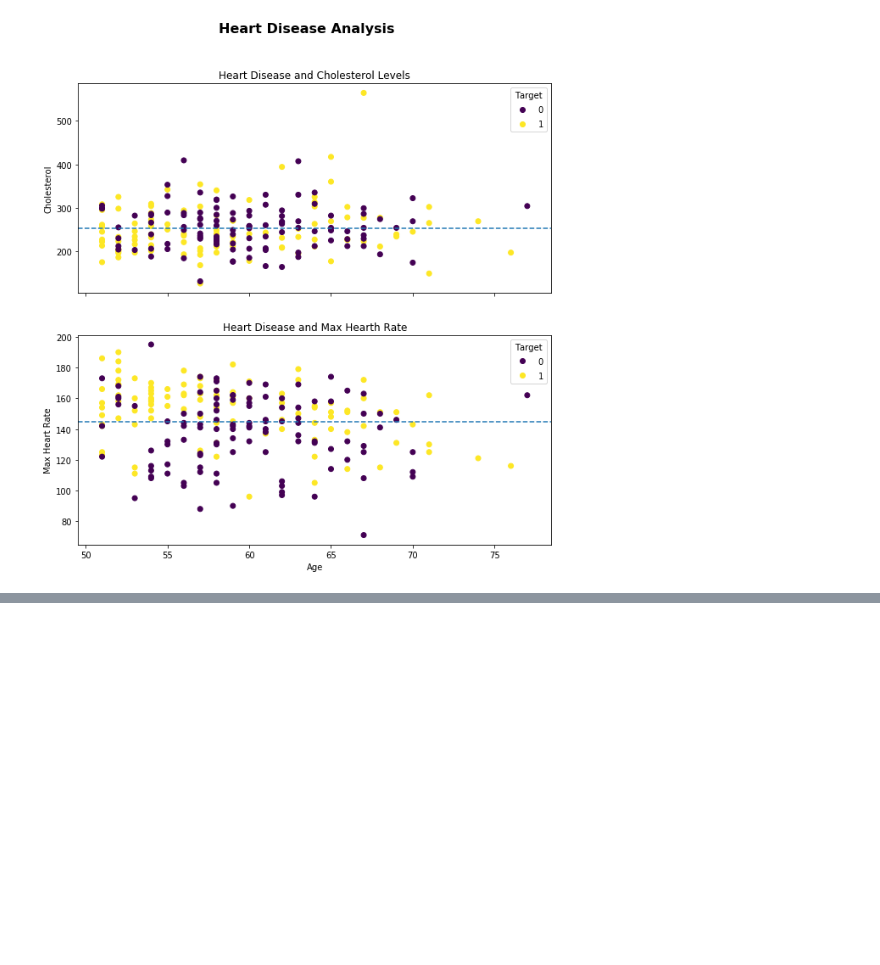
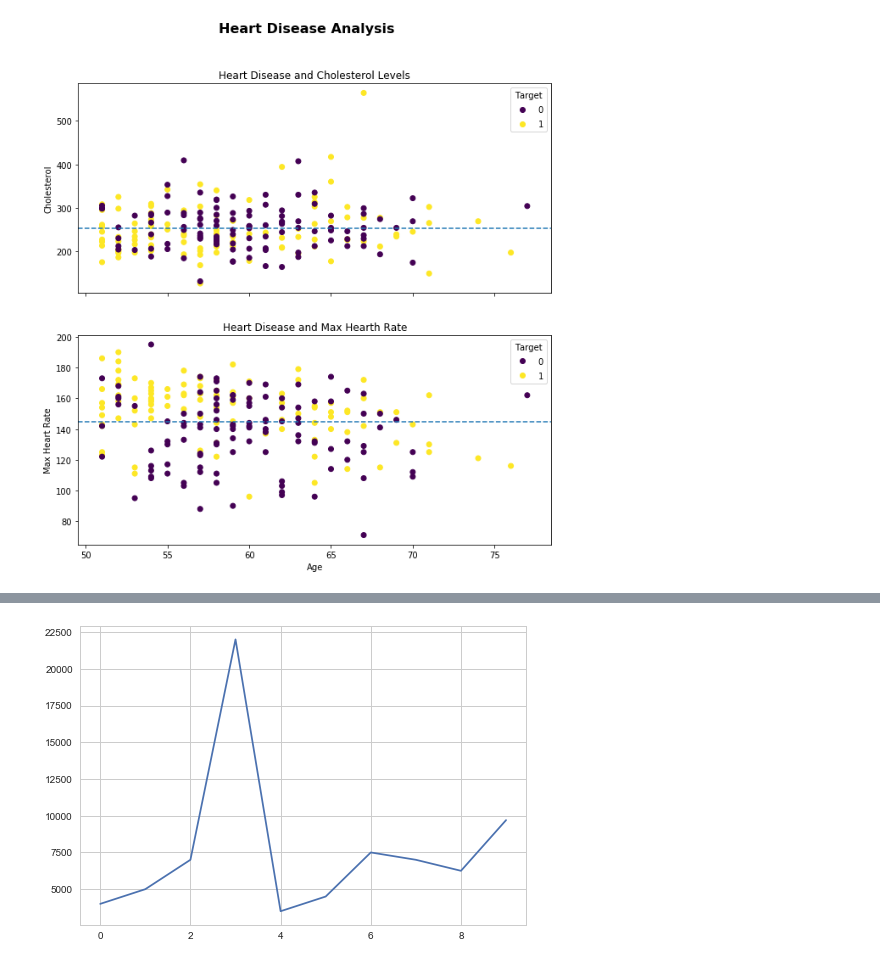
Before and after one commit to negreteo/conda_sample_project, a Jupyter notebook: introduction-to-matplotlib.ipynb, the cells around one changed output, grey strips where cells are left out. Drawn from its saved outputs; the diff is of its cells as text; code cells hidden in the pictures; blank space fills up the shorter version.

Commit message:
Customizing your Plots

```diff
--- a/introduction-to-matplotlib.ipynb
+++ b/introduction-to-matplotlib.ipynb
@@ -441,0 +465,5 @@ fig.suptitle("Heart Disease Analysis", fontsize=16, fontweight="bold");
+# %%
+plt.style.use('seaborn-whitegrid')
+car_sales["Price"].plot();
+# %% [output]
+[figure, added]
```
Also changed, not shown: parts of 16 cells of this notebook.
